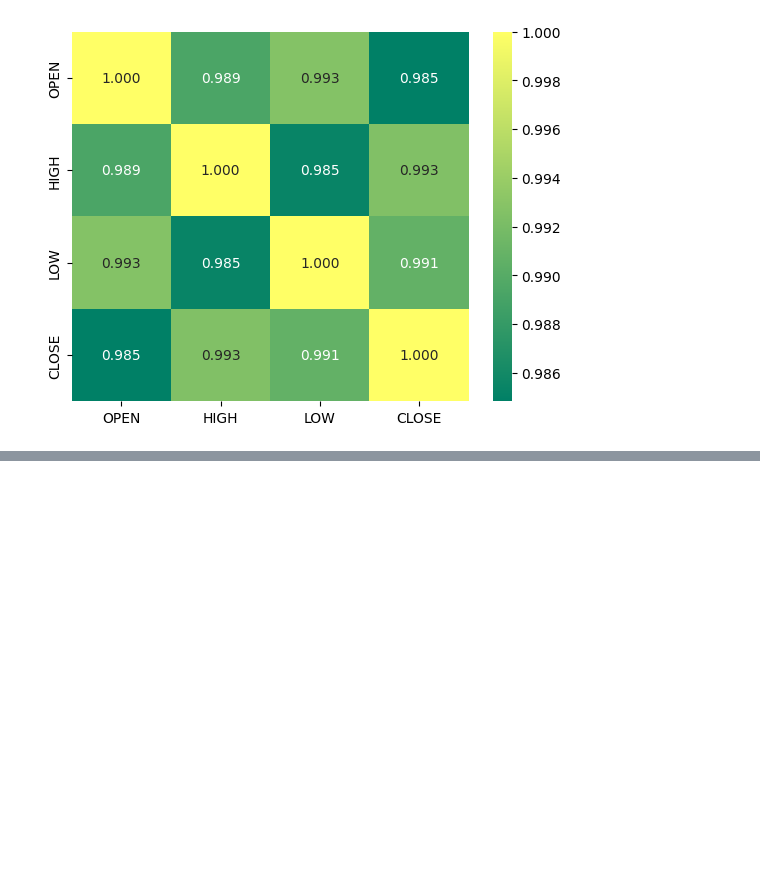
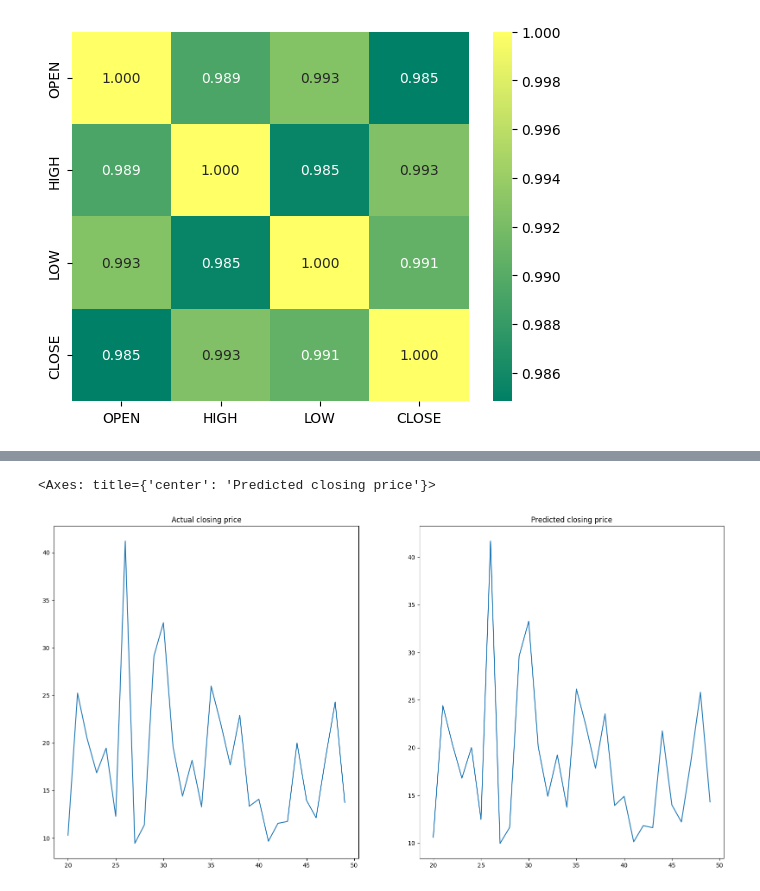
Before and after one commit to HaninIsmail01/Codealpha_task1, a Jupyter notebook: CodeAlpha_task1.ipynb, the cells around one changed output, grey strips where cells are left out. Cells and saved outputs as stored; diff of their text form; code cells hidden in the pictures; blank space fills up the shorter version.

```diff
--- a/CodeAlpha_task1.ipynb
+++ b/CodeAlpha_task1.ipynb
@@ -205,0 +196,10 @@ plt.show()
+# %%
+
+# Convert the data to a numpy array
+x_test = X_test.to_numpy()
+y_test = y_test.to_numpy()
+# Get the models predicted price values
+predictions = model.predict(X_test)
+# Get the root mean squared error (RMSE)
+rmse = np.sqrt(np.mean(((predictions - y_test) ** 2)))
+rmse
@@ -205,0 +223,6 @@ plt.show()
+# %%
+pred = []
+for i in predictions:
+    for j in i :
+        pred.append(j)
+print(pred)
@@ -205,0 +231,4 @@ plt.show()
+# %%
+
+values = pd.DataFrame({'Predicted': pred, 'Actual': y_test})
+values
@@ -205,0 +249,7 @@ plt.show()
+# %%
+fig, axes = plt.subplots(nrows=1, ncols=2, figsize=(20, 10))
+values['Actual'].iloc[20:50].plot(ax=axes[0], kind='line', title='Actual closing price')
+values['Predicted'].iloc[20:50].plot(ax=axes[1], kind='line', title='Predicted closing price')
+# %% [output]
+<Axes: title={'center': 'Predicted closing price'}>
+[figure, added]
```
Also changed, not shown: parts of 10 cells of this notebook.
